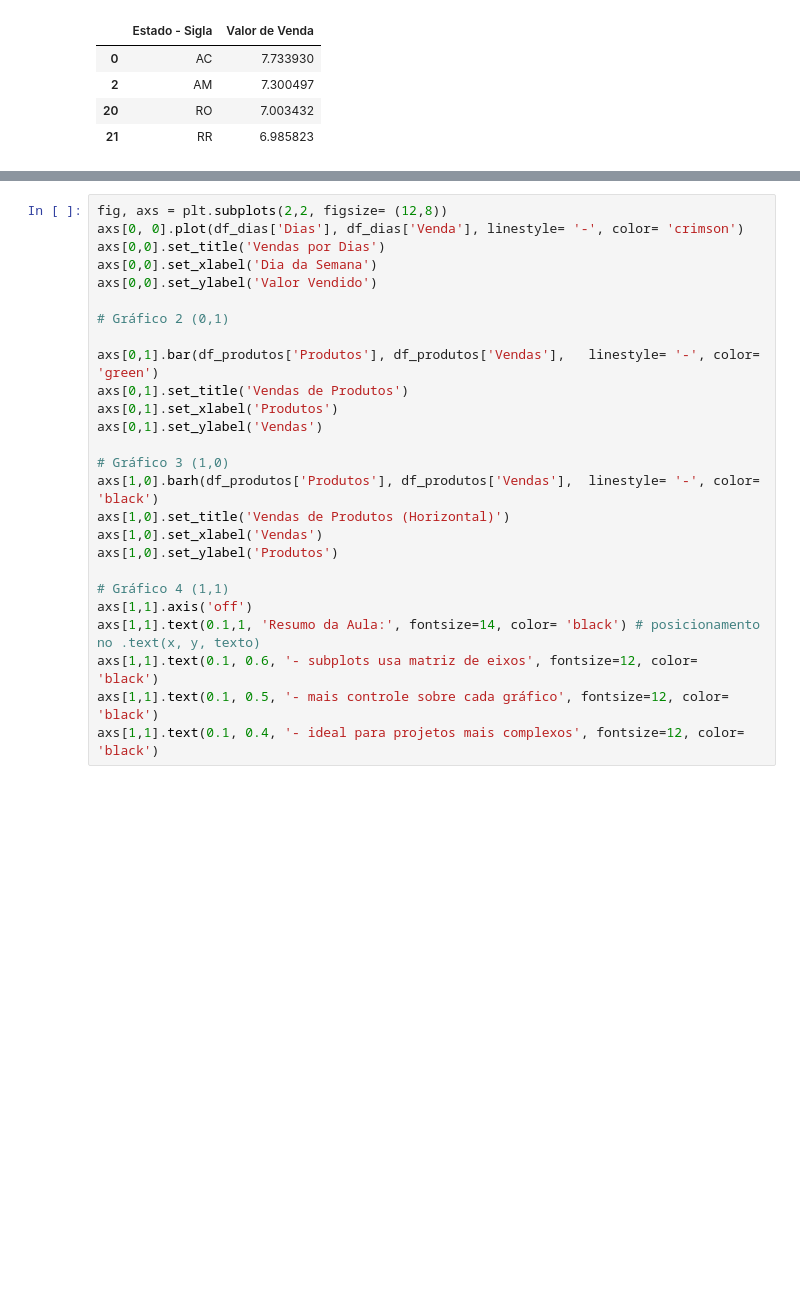
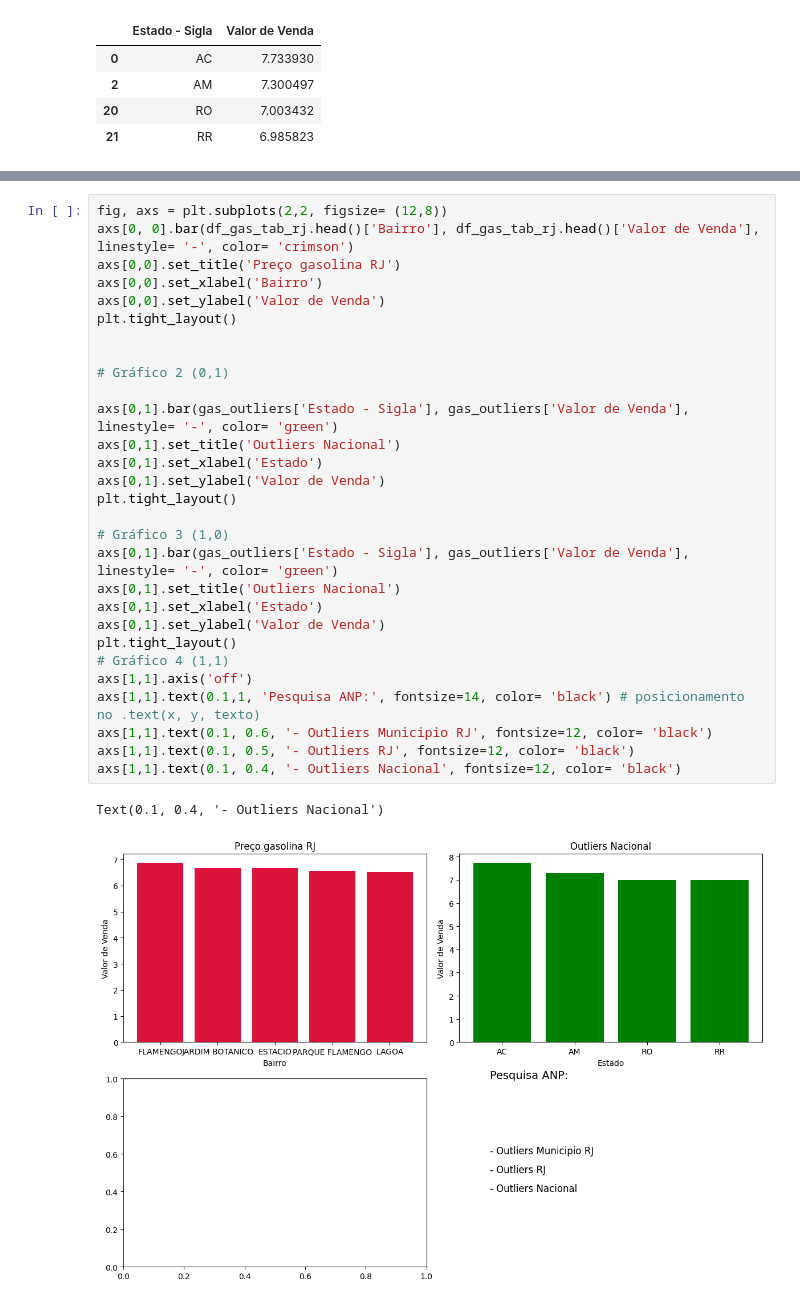
Before and after one commit to Samuelmcoimbra/Repo_senac, a Jupyter notebook: Bibliotecas.ipynb, the cells around one changed output, grey strips where cells are left out. Saved outputs shown, nothing was run; the diff lists cells and outputs as text; blank space fills up the shorter version.

```diff
--- a/Bibliotecas.ipynb
+++ b/Bibliotecas.ipynb
@@ -359,26 +439,32 @@ gas_outliers.sort_values(by= 'Valor de Venda', ascending= False)
 # %%
 fig, axs = plt.subplots(2,2, figsize= (12,8))
-axs[0, 0].plot(df_dias['Dias'], df_dias['Venda'], linestyle= '-', color= 'crimson')
-axs[0,0].set_title('Vendas por Dias')
-axs[0,0].set_xlabel('Dia da Semana')
-axs[0,0].set_ylabel('Valor Vendido')
+axs[0, 0].bar(df_gas_tab_rj.head()['Bairro'], df_gas_tab_rj.head()['Valor de Venda'], linestyle= '-', color= 'crimson')
+axs[0,0].set_title('Preço gasolina RJ')
+axs[0,0].set_xlabel('Bairro')
+axs[0,0].set_ylabel('Valor de Venda')
+plt.tight_layout()
+
 
 # Gráfico 2 (0,1)
 
-axs[0,1].bar(df_produtos['Produtos'], df_produtos['Vendas'],   linestyle= '-', color= 'green')
-axs[0,1].set_title('Vendas de Produtos')
-axs[0,1].set_xlabel('Produtos')
-axs[0,1].set_ylabel('Vendas')
+axs[0,1].bar(gas_outliers['Estado - Sigla'], gas_outliers['Valor de Venda'],   linestyle= '-', color= 'green')
+axs[0,1].set_title('Outliers Nacional')
+axs[0,1].set_xlabel('Estado')
+axs[0,1].set_ylabel('Valor de Venda')
+plt.tight_layout()
 
 # Gráfico 3 (1,0)
-axs[1,0].barh(df_produtos['Produtos'], df_produtos['Vendas'],  linestyle= '-', color= 'black')
-axs[1,0].set_title('Vendas de Produtos (Horizontal)')
-axs[1,0].set_xlabel('Vendas')
-axs[1,0].set_ylabel('Produtos')
-
+axs[0,1].bar(gas_outliers['Estado - Sigla'], gas_outliers['Valor de Venda'],   linestyle= '-', color= 'green')
+axs[0,1].set_title('Outliers Nacional')
+axs[0,1].set_xlabel('Estado')
+axs[0,1].set_ylabel('Valor de Venda')
+plt.tight_layout()
 # Gráfico 4 (1,1)
 axs[1,1].axis('off')
-axs[1,1].text(0.1,1, 'Resumo da Aula:', fontsize=14, color= 'black') # posicionamento no .text(x, y, texto)
-axs[1,1].text(0.1, 0.6, '- subplots usa matriz de eixos', fontsize=12, color= 'black')
-axs[1,1].text(0.1, 0.5, '- mais controle sobre cada gráfico', fontsize=12, color= 'black')
-axs[1,1].text(0.1, 0.4, '- ideal para projetos mais complexos', fontsize=12, color= 'black')
+axs[1,1].text(0.1,1, 'Pesquisa ANP:', fontsize=14, color= 'black') # posicionamento no .text(x, y, texto)
+axs[1,1].text(0.1, 0.6, '- Outliers Municipio RJ', fontsize=12, color= 'black')
+axs[1,1].text(0.1, 0.5, '- Outliers RJ', fontsize=12, color= 'black')
+axs[1,1].text(0.1, 0.4, '- Outliers Nacional', fontsize=12, color= 'black')
+# %% [output]
+Text(0.1, 0.4, '- Outliers Nacional')
+[figure, added]
```
Also changed, not shown: parts of 8 cells of this notebook.
